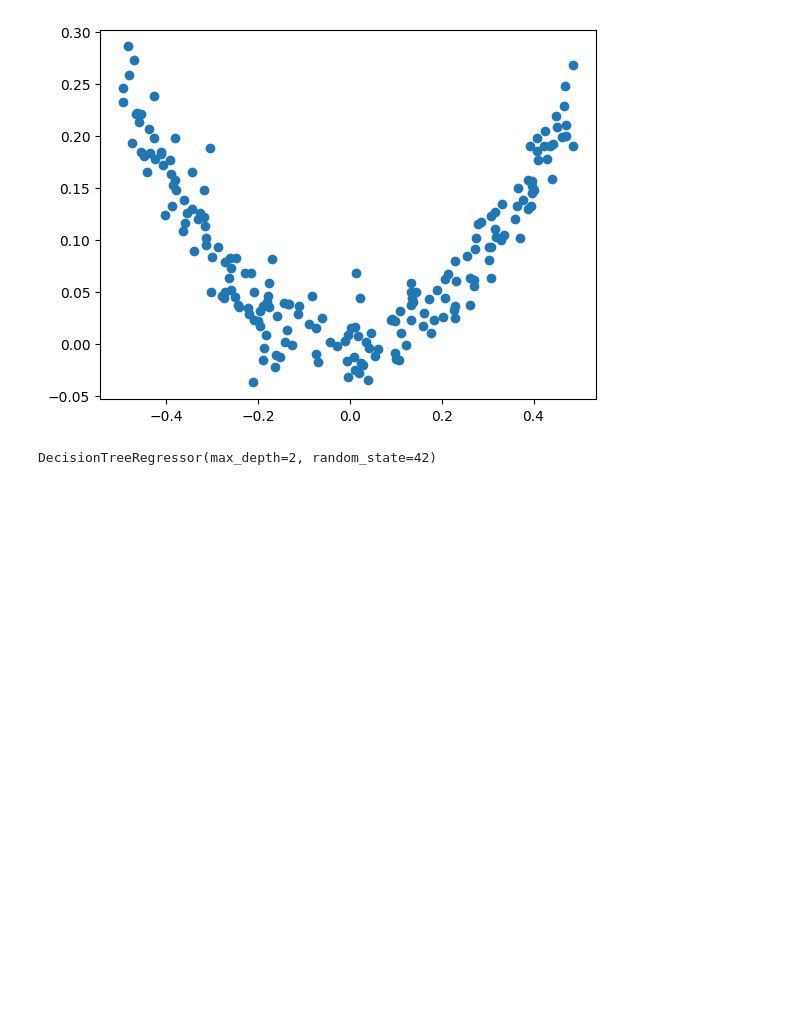
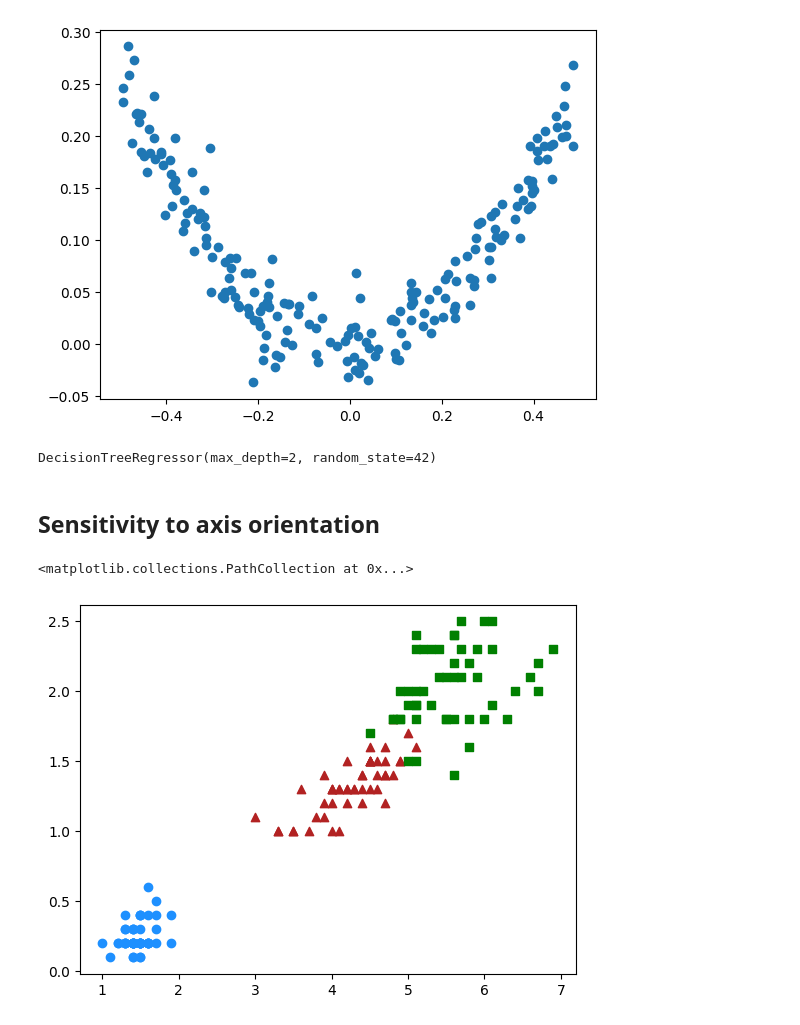
Before and after one commit to adarsha-7/machine-learning, a Jupyter notebook: chapter_6/chapter_code/main.ipynb, the cells around one changed output. Cells and saved outputs as stored; diff of their text form; code cells hidden in the pictures; blank space fills up the shorter version.

```diff
--- a/chapter_6/chapter_code/main.ipynb
+++ b/chapter_6/chapter_code/main.ipynb
@@ -166,3 +166,12 @@ tree_reg = DecisionTreeRegressor(max_depth=2, random_state=42)
 tree_reg.fit(X_quad, y_quad)
 # %% [output]
 DecisionTreeRegressor(max_depth=2, random_state=42)
+# %% [markdown]
+## Sensitivity to axis orientation
+# %%
+plt.scatter(X_iris[:, 0][y_iris==0], X_iris[:, 1][y_iris==0], c="dodgerblue", marker="o")
+plt.scatter(X_iris[:, 0][y_iris==1], X_iris[:, 1][y_iris==1], c="firebrick", marker="^")
+plt.scatter(X_iris[:, 0][y_iris==2], X_iris[:, 1][y_iris==2], c="green", marker="s")
+# %% [output]
+<matplotlib.collections.PathCollection at 0x...>
+[figure, added]
```
Also changed, not shown: parts of 4 cells of this notebook.
